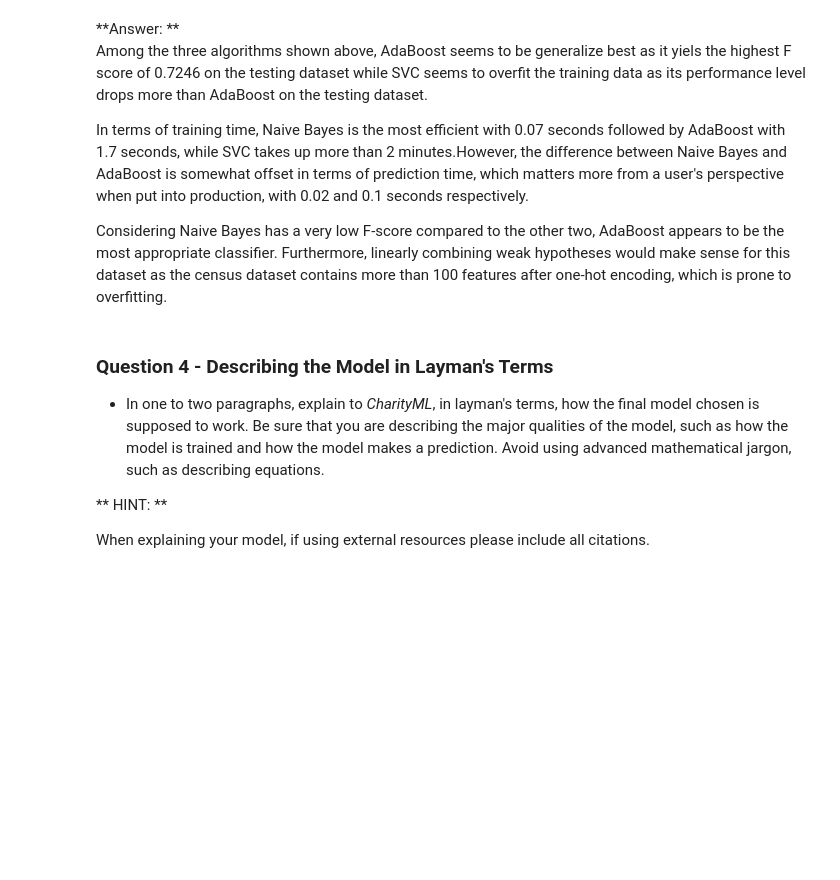
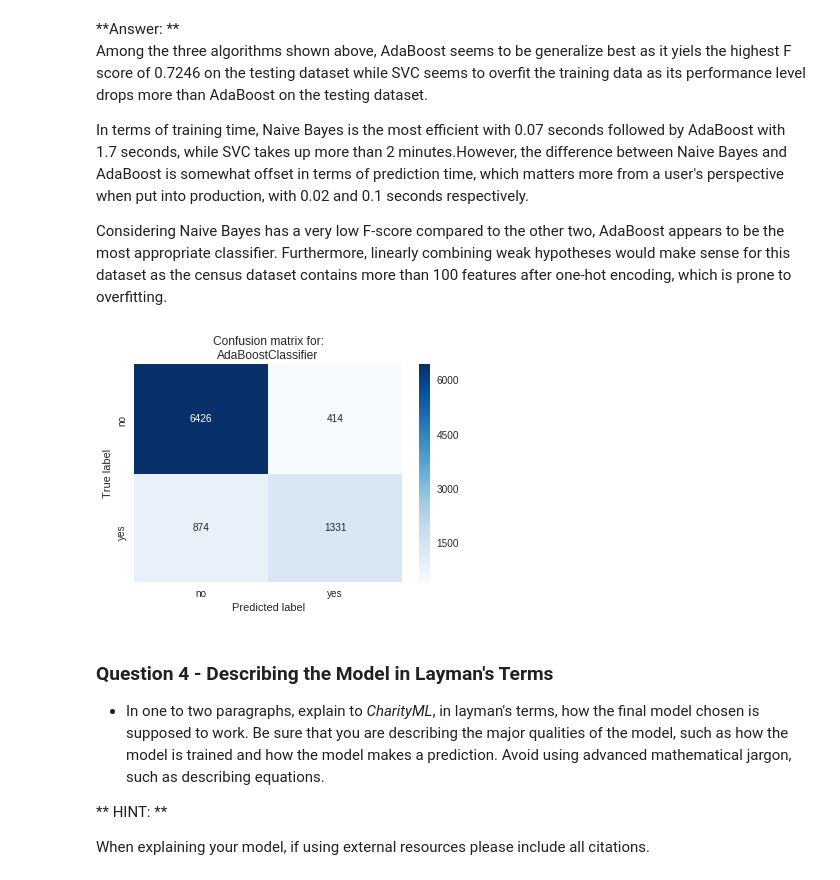
Before and after one commit to KengoA/machine-learning, a Jupyter notebook: projects/finding_donors/finding_donors.ipynb, the cells around one changed output. Saved outputs shown, nothing was run; the diff lists cells and outputs as text; code cells hidden in the pictures; blank space fills up the shorter version.

Commit message:
added confusion matrix and modified model explanation

```diff
--- a/projects/finding_donors/finding_donors.ipynb
+++ b/projects/finding_donors/finding_donors.ipynb
@@ -492,6 +492,24 @@ In terms of training time, Naive Bayes is the most efficient with 0.07 seconds f
 
 
 Considering Naive Bayes has a very low F-score compared to the other two, AdaBoost appears to be the most appropriate classifier. Furthermore, linearly combining weak hypotheses would make sense for this dataset as the census dataset contains more than 100 features after one-hot encoding, which is prone to overfitting.
+# %%
+from sklearn.metrics import confusion_matrix
+import seaborn as sns
+import matplotlib.pyplot as plt
+%matplotlib inline
+
+# Compute confusion matrix for a model
+model = AdaBoostClassifier()
+model.fit(X_train, y_train)
+cm = confusion_matrix(y_test.values, model.predict(X_test))
+
+# view with a heatmap
+sns.heatmap(cm, annot=True, fmt='d', cmap='Blues', xticklabels=['no', 'yes'], yticklabels=['no', 'yes'])
+plt.ylabel('True label')
+plt.xlabel('Predicted label')
+plt.title('Confusion matrix for:\n{}'.format(model.__class__.__name__));
+# %% [output]
+[figure, added]
 # %% [markdown]
 ### Question 4 - Describing the Model in Layman's Terms
 
```
Also changed, not shown: parts of 5 cells of this notebook.
